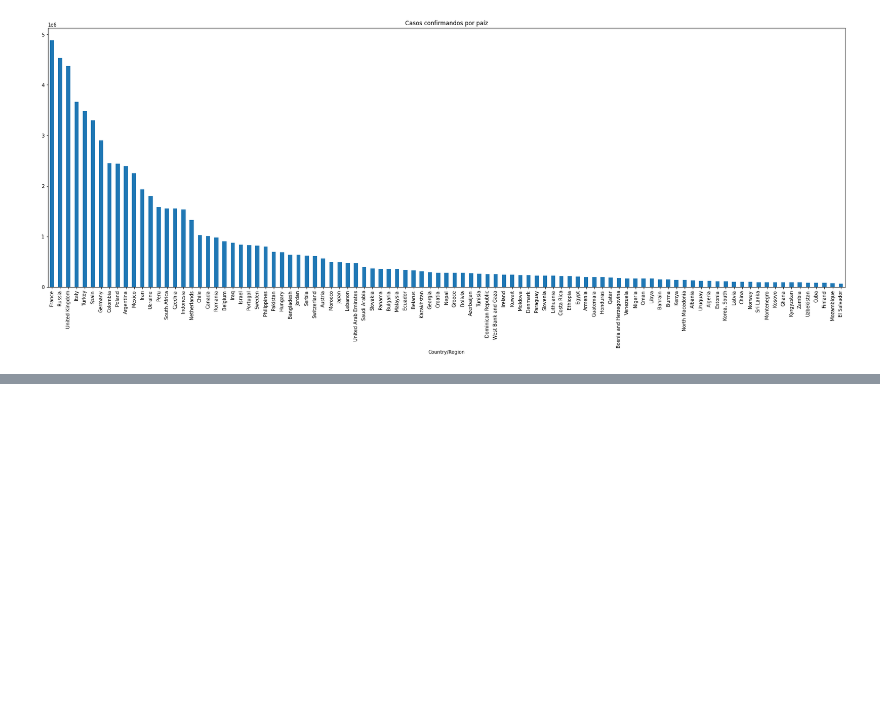
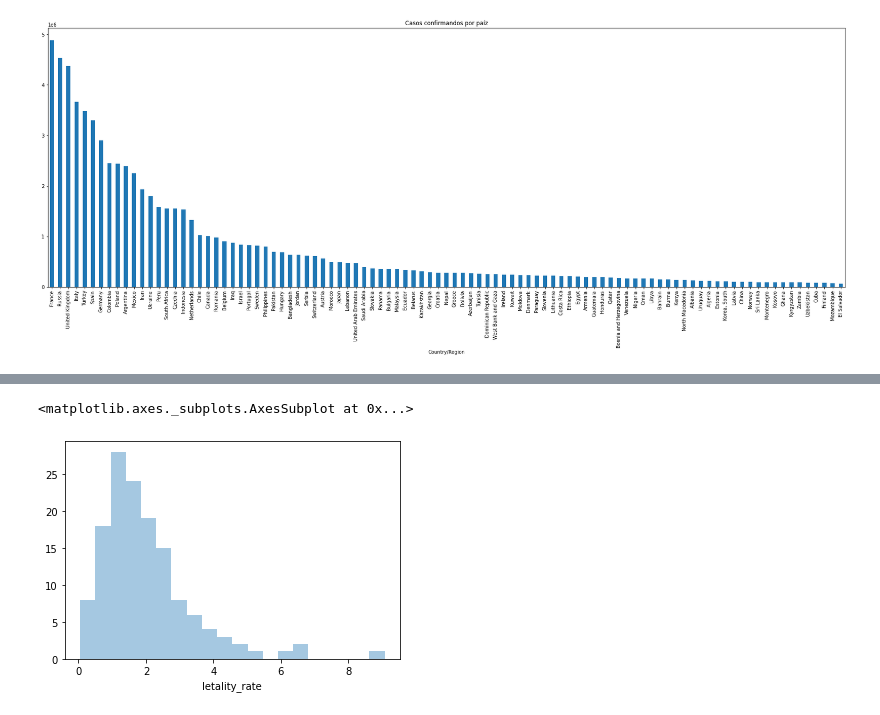
Before and after one commit to andrade-lcs/Data_Science_alura, a Jupyter notebook: alura_data_science_saude.ipynb, the cells around one changed output, grey strips where cells are left out. Saved outputs shown, nothing was run; the diff lists cells and outputs as text; code cells hidden in the pictures; blank space fills up the shorter version.

```diff
--- a/alura_data_science_saude.ipynb
+++ b/alura_data_science_saude.ipynb
@@ -215,0 +306,5 @@ plt.show()
+# %%
+sns.distplot(combined.query('confirmed > 10000')['letality_rate'], kde=False, bins=20)
+# %% [output]
+<matplotlib.axes._subplots.AxesSubplot at 0x...>
+[figure, added]
```
Also changed, not shown: parts of 19 cells of this notebook.
